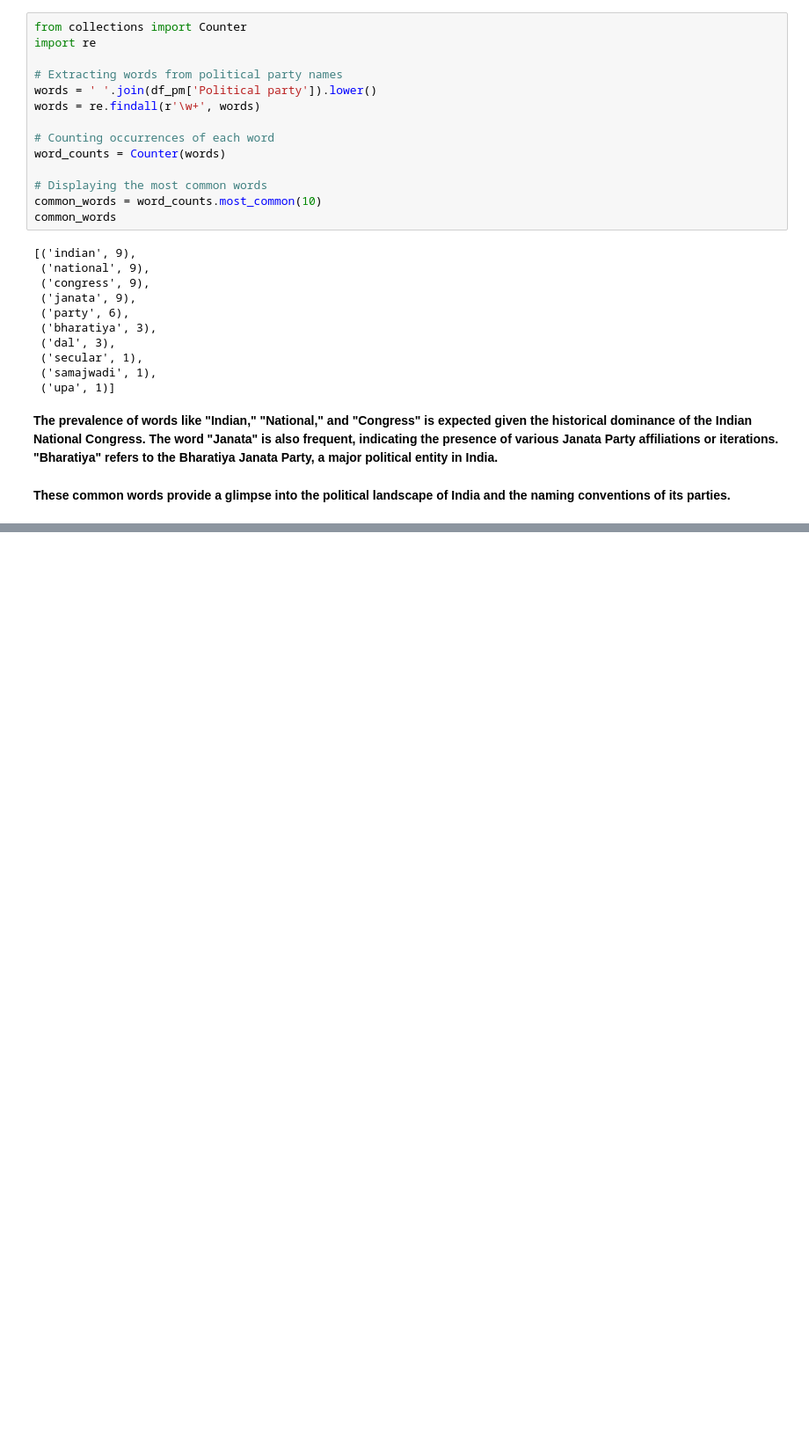
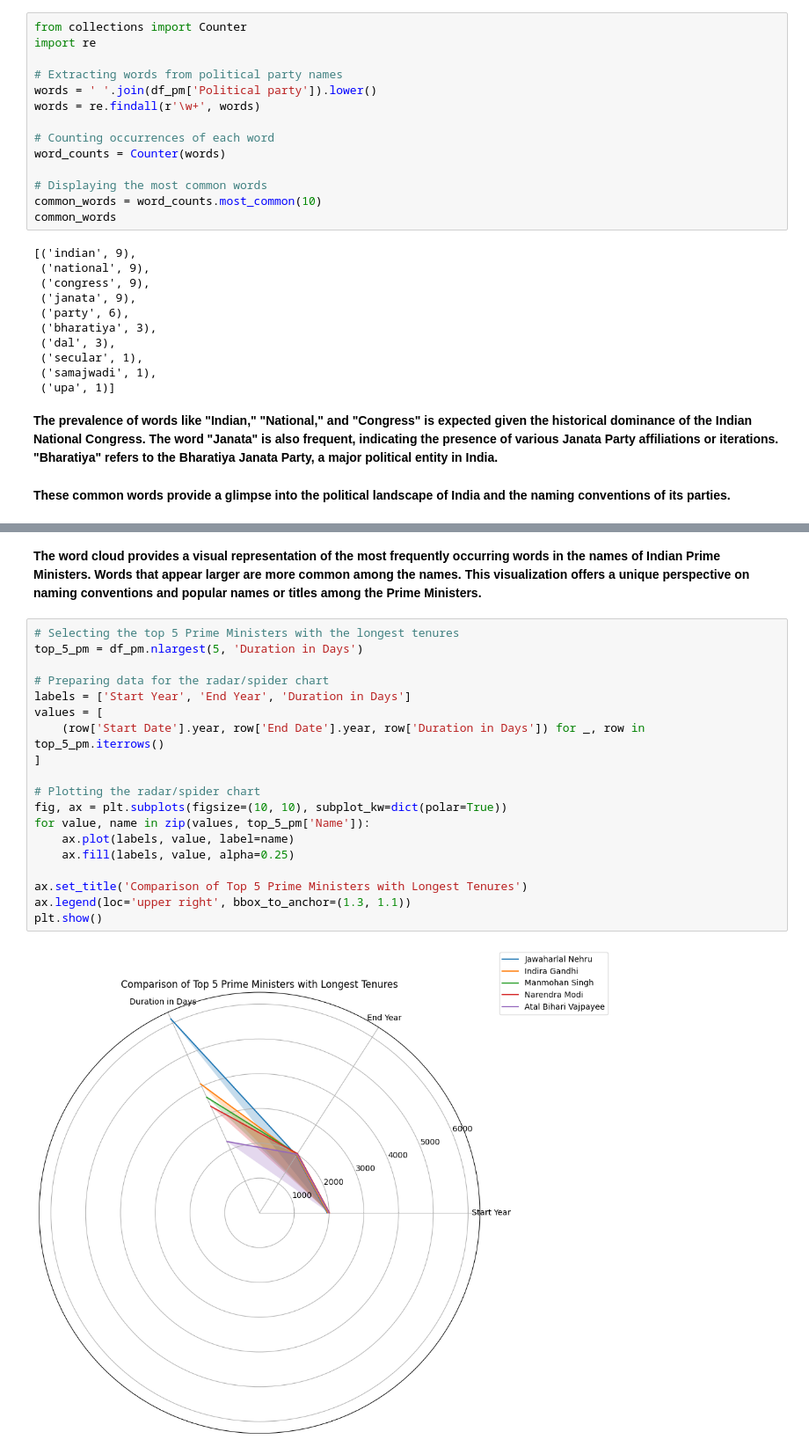
Before and after one commit to raj-rajat/Prime-Ministers-of-India, a Jupyter notebook: prime-ministers-of-india.ipynb, the cells around one changed output, grey strips where cells are left out. Shown at 88% size. Saved outputs shown, nothing was run; the diff lists cells and outputs as text; blank space fills up the shorter version.

```diff
--- a/prime-ministers-of-india.ipynb
+++ b/prime-ministers-of-india.ipynb
@@ -351,0 +405,23 @@ common_words
+# %% [markdown]
+**The word cloud provides a visual representation of the most frequently occurring words in the names of Indian Prime Ministers. Words that appear larger are more common among the names. This visualization offers a unique perspective on naming conventions and popular names or titles among the Prime Ministers.**
+# %%
+# Selecting the top 5 Prime Ministers with the longest tenures
+top_5_pm = df_pm.nlargest(5, 'Duration in Days')
+
+# Preparing data for the radar/spider chart
+labels = ['Start Year', 'End Year', 'Duration in Days']
+values = [
+    (row['Start Date'].year, row['End Date'].year, row['Duration in Days']) for _, row in top_5_pm.iterrows()
+]
+
+# Plotting the radar/spider chart
+fig, ax = plt.subplots(figsize=(10, 10), subplot_kw=dict(polar=True))
+for value, name in zip(values, top_5_pm['Name']):
+    ax.plot(labels, value, label=name)
+    ax.fill(labels, value, alpha=0.25)
+
+ax.set_title('Comparison of Top 5 Prime Ministers with Longest Tenures')
+ax.legend(loc='upper right', bbox_to_anchor=(1.3, 1.1))
+plt.show()
+# %% [output]
+[figure, added]
```
Also changed, not shown: parts of 11 cells of this notebook.
